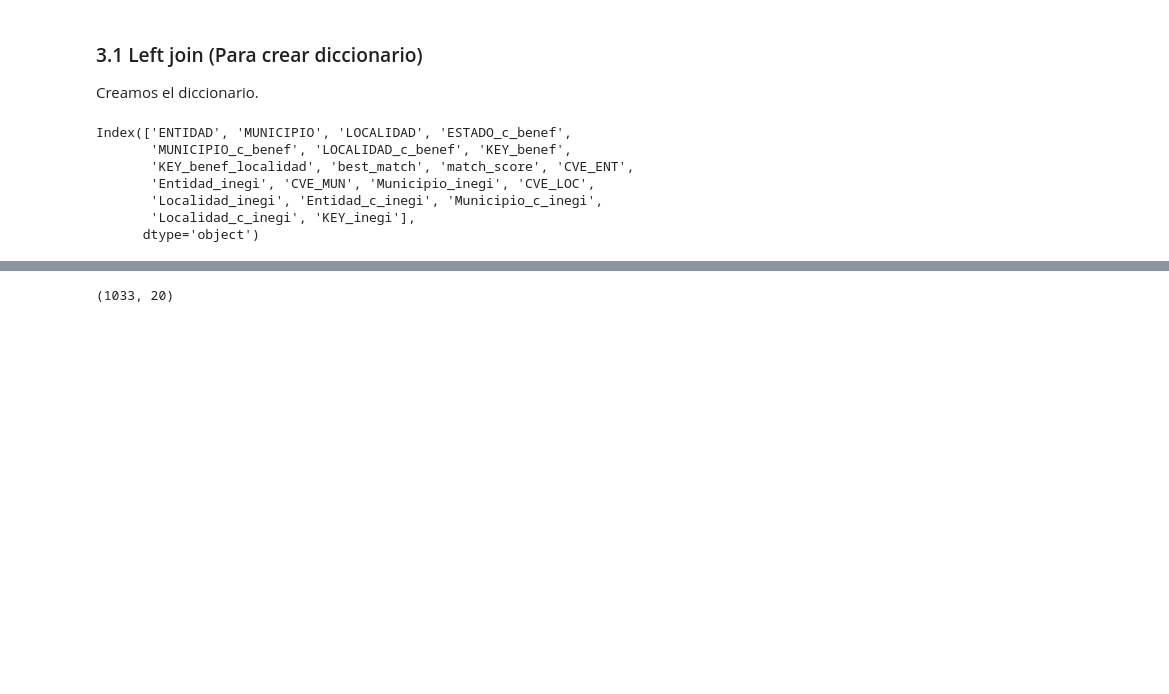
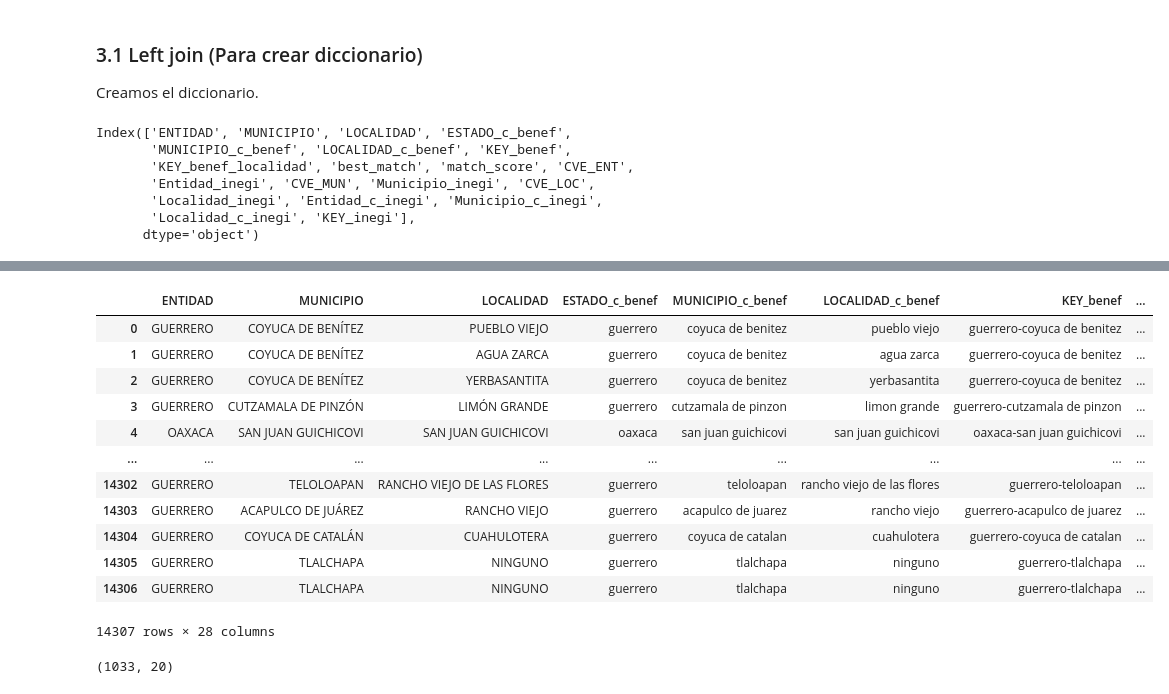
Before and after one commit to DGRIA/SESNA-Fertilizantes, a Jupyter notebook: src/Notebooks/2.3 Benef2019-2022_Cleaning_and_merged.ipynb, the cells around one changed output, grey strips where cells are left out. Drawn from its saved outputs; the diff is of its cells as text; code cells hidden in the pictures; blank space fills up the shorter version.

```diff
--- a/src/Notebooks/2.3 Benef2019-2022_Cleaning_and_merged.ipynb
+++ b/src/Notebooks/2.3 Benef2019-2022_Cleaning_and_merged.ipynb
@@ -526,0 +644,25 @@ diccionario = fuzzy_merge_benef2019_2022(Estados_beneficiarios2019_2022, dataset
+# %%
+diccionario_durango = update_with_additional_dataset(diccionario_chiapas, dataset_inegi_durango, 'KEY_benef_localidad', 'KEY_inegi_localidad')
+diccionario_guerrero = update_with_additional_dataset(diccionario_durango, dataset_inegi_guerrero, 'KEY_benef_localidad', 'KEY_inegi_localidad')
+diccionario_morelos = update_with_additional_dataset(diccionario_guerrero, dataset_inegi_morelos, 'KEY_benef_localidad', 'KEY_inegi_localidad')
+diccionario_nayarit = update_with_additional_dataset(diccionario_morelos, dataset_inegi_nayarit, 'KEY_benef_localidad', 'KEY_inegi_localidad')
+diccionario_oaxaca = update_with_additional_dataset(diccionario_nayarit, dataset_inegi_oaxaca, 'KEY_benef_localidad', 'KEY_inegi_localidad')
+diccionario_puebla = update_with_additional_dataset(diccionario_oaxaca, dataset_inegi_puebla, 'KEY_benef_localidad', 'KEY_inegi_localidad')
+diccionario_tlaxcala = update_with_additional_dataset(diccionario_puebla, dataset_inegi_tlaxcala, 'KEY_benef_localidad', 'KEY_inegi_localidad')
+diccionario_localidades = update_with_additional_dataset(diccionario_tlaxcala, dataset_inegi_zacatecas, 'KEY_benef_localidad', 'KEY_inegi_localidad')
+# %%
+diccionario_localidades
+# %% [output]
+|  | ENTIDAD | MUNICIPIO | LOCALIDAD | ESTADO_c_benef | MUNICIPIO_c_benef | LOCALIDAD_c_benef | KEY_benef | ... |
+| 0 | GUERRERO | COYUCA DE BENÍTEZ | PUEBLO VIEJO | guerrero | coyuca de benitez | pueblo viejo | guerrero-coyuca de benitez | ... |
+| 1 | GUERRERO | COYUCA DE BENÍTEZ | AGUA ZARCA | guerrero | coyuca de benitez | agua zarca | guerrero-coyuca de benitez | ... |
+| 2 | GUERRERO | COYUCA DE BENÍTEZ | YERBASANTITA | guerrero | coyuca de benitez | yerbasantita | guerrero-coyuca de benitez | ... |
+| 3 | GUERRERO | CUTZAMALA DE PINZÓN | LIMÓN GRANDE | guerrero | cutzamala de pinzon | limon grande | guerrero-cutzamala de pinzon | ... |
+| 4 | OAXACA | SAN JUAN GUICHICOVI | SAN JUAN GUICHICOVI | oaxaca | san juan guichicovi | san juan guichicovi | oaxaca-san juan guichicovi | ... |
+| ... | ... | ... | ... | ... | ... | ... | ... | ... |
+| 14302 | GUERRERO | TELOLOAPAN | RANCHO VIEJO DE LAS FLORES | guerrero | teloloapan | rancho viejo de las flores | guerrero-teloloapan | ... |
+| 14303 | GUERRERO | ACAPULCO DE JUÁREZ | RANCHO VIEJO | guerrero | acapulco de juarez | rancho viejo | guerrero-acapulco de juarez | ... |
+| 14304 | GUERRERO | COYUCA DE CATALÁN | CUAHULOTERA | guerrero | coyuca de catalan | cuahulotera | guerrero-coyuca de catalan | ... |
+| 14305 | GUERRERO | TLALCHAPA | NINGUNO | guerrero | tlalchapa | ninguno | guerrero-tlalchapa | ... |
+| 14306 | GUERRERO | TLALCHAPA | NINGUNO | guerrero | tlalchapa | ninguno | guerrero-tlalchapa | ... |
+14307 rows × 28 columns
```
Also changed, not shown: parts of 19 cells of this notebook.
